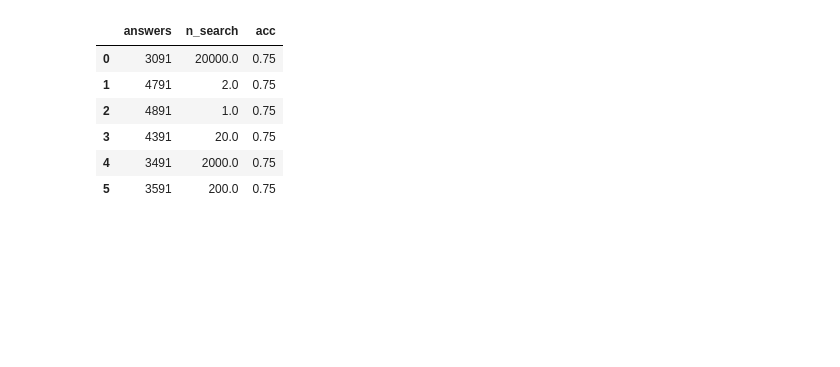
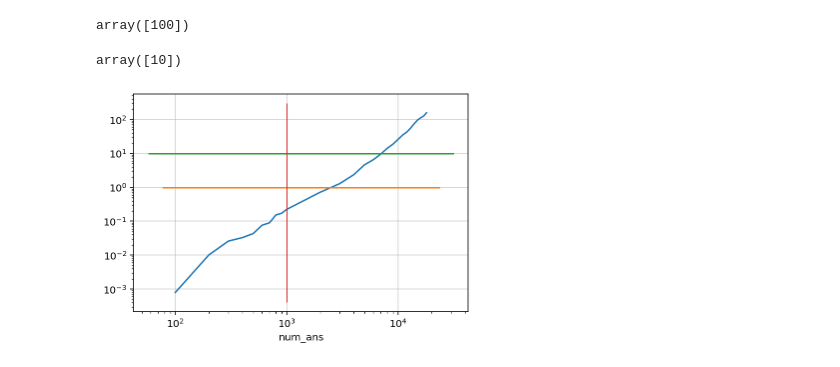
Before and after one commit to stsievert/salmon, a Jupyter notebook: examples/queries-searched/Viz.ipynb, the cells around one changed output. Saved outputs shown, nothing was run; the diff lists cells and outputs as text; code cells hidden in the pictures; blank space fills up the shorter version.

```diff
--- a/examples/queries-searched/Viz.ipynb
+++ b/examples/queries-searched/Viz.ipynb
@@ -120,10 +200,20 @@ Text(0, 0.5, 'Answers required')
-# %%
-plot
-# %% [output]
-|  | answers | n_search | acc |
-| 0 | 3091 | 20000.0 | 0.75 |
-| 1 | 4791 | 2.0 | 0.75 |
-| 2 | 4891 | 1.0 | 0.75 |
-| 3 | 4391 | 20.0 | 0.75 |
-| 4 | 3491 | 2000.0 | 0.75 |
-| 5 | 3591 | 200.0 | 0.75 |
+# %%
+df.n.unique()
+# %% [output]
+array([100])
+# %%
+df.R.unique()
+# %% [output]
+array([10])
+# %%
+ax = df.groupby("num_ans")["pf_time"].median().plot()
+ax.set_yscale("log")
+ax.set_xscale("log")
+ax.plot(ax.get_xlim(), [1, 1])
+ax.plot(ax.get_xlim(), [10, 10])
+
+lim = df.n.unique() * df.R.unique()
+ax.plot([lim, lim], ax.get_ylim())
+ax.grid(alpha=0.6)
+# %% [output]
+[figure, added]
```
Also changed, not shown: parts of 16 cells of this notebook, 1 other file.
